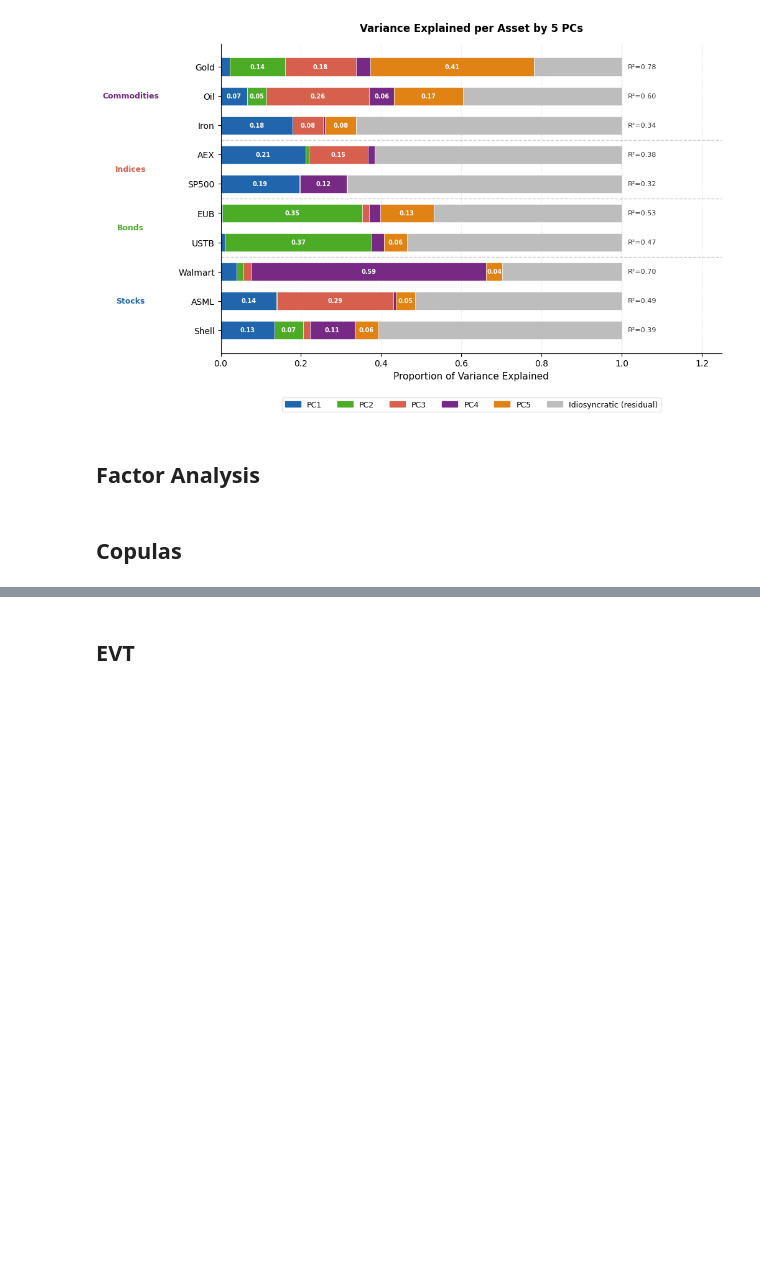
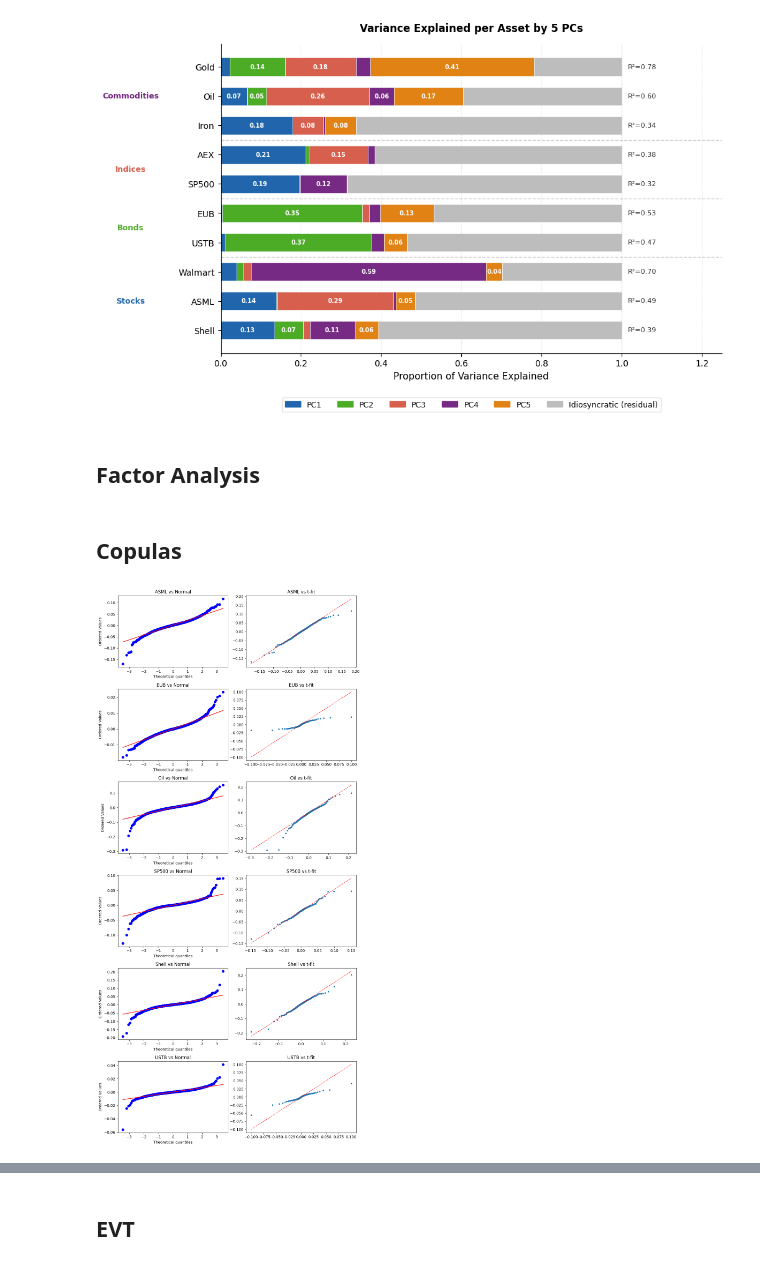
Before and after one commit to siddharthyashkukreja-cloud/QFRM_Assignments, a Jupyter notebook: Assignment_3/analysis.ipynb, the cells around one changed output, grey strips where cells are left out. Saved outputs shown, nothing was run; the diff lists cells and outputs as text; code cells hidden in the pictures; blank space fills up the shorter version.

```diff
--- a/Assignment_3/analysis.ipynb
+++ b/Assignment_3/analysis.ipynb
@@ -439,3 +439,38 @@ Eigenvalues (sorted): [3.2655 1.7618 1.1543 1.0677 0.8273 0.5853 0.5086 0.446  0
 ## Factor Analysis
 # %% [markdown]
 ## Copulas
+# %%
+import numpy as np
+import matplotlib.pyplot as plt
+from scipy import stats
+
+pairs = [['SP500', 'ASML'], ['Shell', 'EUB'], ['Oil', 'USTB']]
+assets = sorted(set([x for pair in pairs for x in pair]))
+
+fig, axes = plt.subplots(len(assets), 2, figsize=(10, 3.5 * len(assets)))
+
+for i, asset in enumerate(assets):
+    x = returns[asset].dropna().values
+
+    # Normal QQ
+    stats.probplot(x, dist="norm", plot=axes[i, 0])
+    axes[i, 0].set_title(f"{asset} vs Normal")
+
+    # Student-t QQ: fit df, loc, scale first
+    params_t = stats.t.fit(x)
+    dist_t = stats.t(*params_t)
+
+    p = (np.arange(1, len(x)+1) - 0.5) / len(x)
+    theo_q = dist_t.ppf(p)
+    samp_q = np.sort(x)
+
+    axes[i, 1].scatter(theo_q, samp_q, s=8)
+    mn = min(theo_q.min(), samp_q.min())
+    mx = max(theo_q.max(), samp_q.max())
+    axes[i, 1].plot([mn, mx], [mn, mx], 'r--', lw=1)
+    axes[i, 1].set_title(f"{asset} vs t-fit")
+
+plt.tight_layout()
+plt.show()
+# %% [output]
+[figure, added]
```
Also changed, not shown: parts of 8 cells of this notebook.
